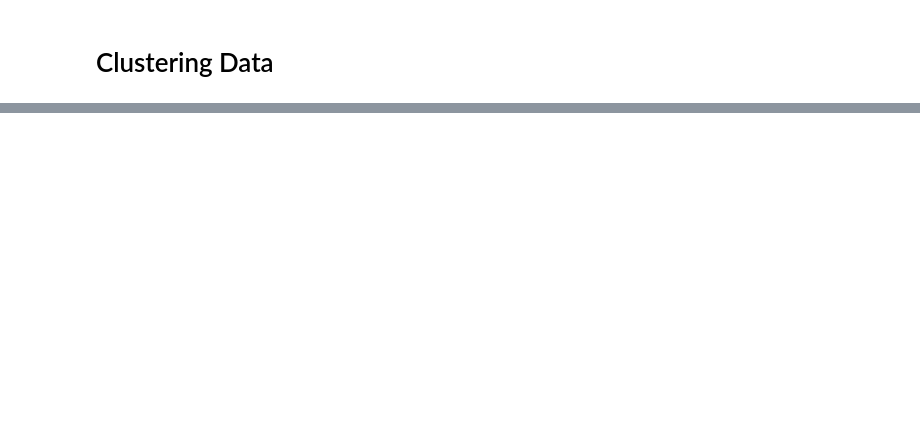
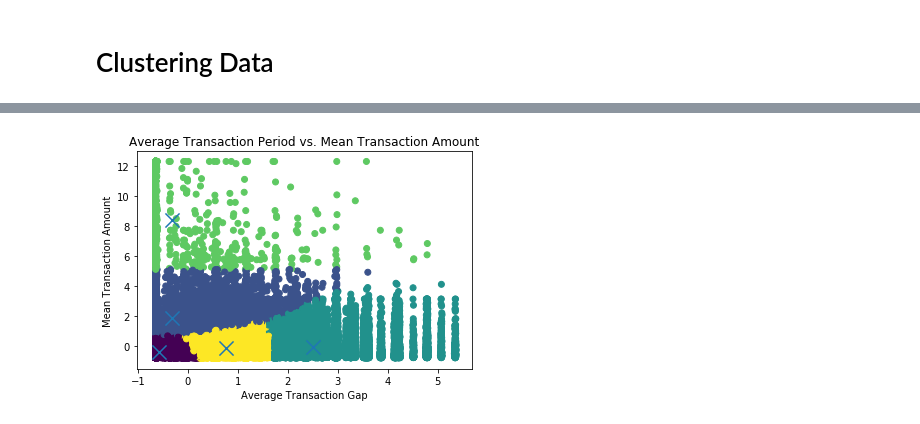
Before and after one commit to BilalQadar/Detecting-Human-Trafficking, a Jupyter notebook: real-data.ipynb, the cells around one changed output, grey strips where cells are left out. Cells and saved outputs as stored; diff of their text form; code cells hidden in the pictures; blank space fills up the shorter version.

```diff
--- a/real-data.ipynb
+++ b/real-data.ipynb
@@ -276,29 +332,31 @@ plt.show()
 # %%
 #print(np.shape(cluster_data_mstd))
-kmeans = KMeans(n_clusters=cluster_amount, random_state=0).fit(mtransf)
+kmeans = KMeans(n_clusters=cluster_amount, random_state=0).fit(all_features[2])
 centers = kmeans.cluster_centers_
 labels = kmeans.labels_
 np.shape(centers)
 
 x = []
 y = []
 
 center_x = []
 center_y = []
 
-for point in mtransf:
+for point in all_features[2]:
     x.append(point[0])
     y.append(point[1])
 
 for point in centers:
     center_x.append(point[0])
     center_y.append(point[1])
 
 plt.scatter(x,y,c=labels.astype(float))
 plt.scatter(center_x,center_y,marker="x",s=200)
 plt.title('Average Transaction Period vs. Mean Transaction Amount')
 plt.xlabel('Average Transaction Gap')
 plt.ylabel('Mean Transaction Amount')
 plt.show()
+# %% [output]
+[figure, added]
 # %%
 #print(np.shape(cluster_data_mstd))
```
Also changed, not shown: parts of 20 cells of this notebook.
